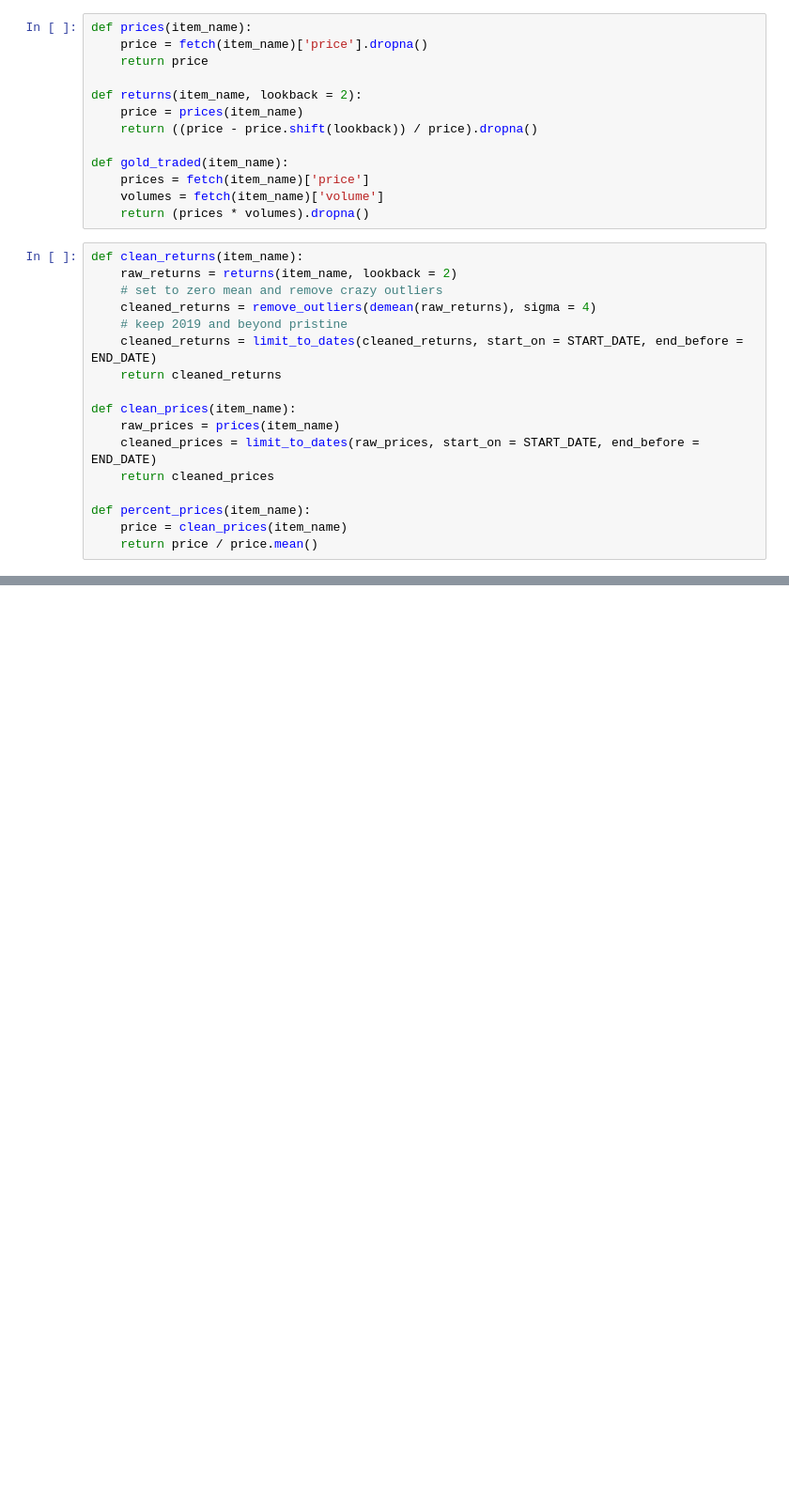
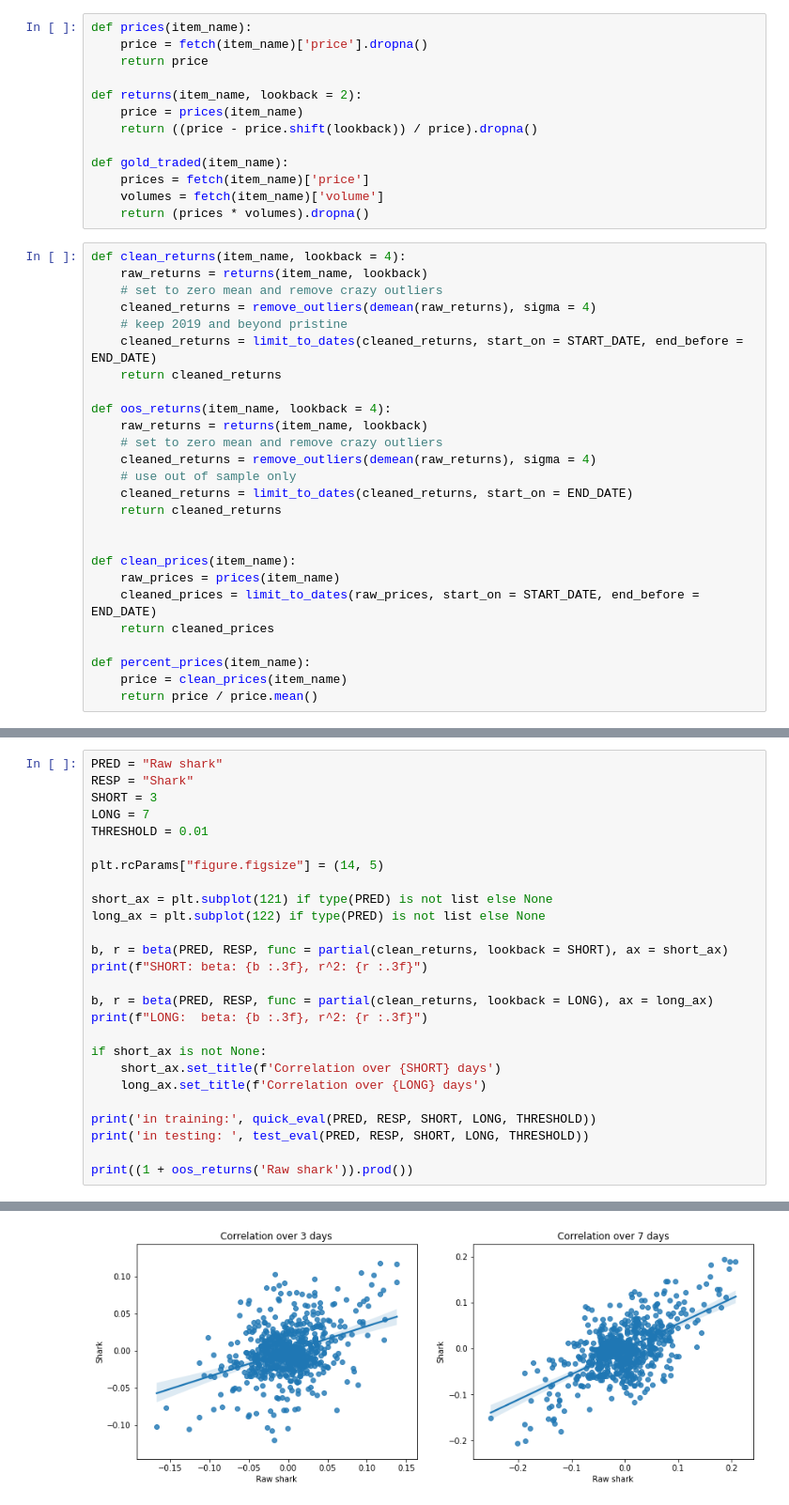
Before and after one commit to durumu/osrs-prediction, a Jupyter notebook: osrs.ipynb, the cells around one changed output, grey strips where cells are left out. Shown at 94% size. Cells and saved outputs as stored; diff of their text form; blank space fills up the shorter version.

```diff
--- a/osrs.ipynb
+++ b/osrs.ipynb
@@ -124,13 +125,22 @@ def gold_traded(item_name):
     volumes = fetch(item_name)['volume']
     return (prices * volumes).dropna()
 # %%
-def clean_returns(item_name):
-    raw_returns = returns(item_name, lookback = 2)
+def clean_returns(item_name, lookback = 4):
+    raw_returns = returns(item_name, lookback)
     # set to zero mean and remove crazy outliers
     cleaned_returns = remove_outliers(demean(raw_returns), sigma = 4)
     # keep 2019 and beyond pristine
     cleaned_returns = limit_to_dates(cleaned_returns, start_on = START_DATE, end_before = END_DATE)
     return cleaned_returns
+
+def oos_returns(item_name, lookback = 4):
+    raw_returns = returns(item_name, lookback)
+    # set to zero mean and remove crazy outliers
+    cleaned_returns = remove_outliers(demean(raw_returns), sigma = 4)
+    # use out of sample only
+    cleaned_returns = limit_to_dates(cleaned_returns, start_on = END_DATE)
+    return cleaned_returns
+
 
 def clean_prices(item_name):
     raw_prices = prices(item_name)
@@ -216,0 +308,27 @@ beta('Prayer potion(3)', 'Prayer potion(4)', func = func_to_plot, plot = True)
+# %%
+PRED = "Raw shark"
+RESP = "Shark"
+SHORT = 3
+LONG = 7
+THRESHOLD = 0.01
+
+plt.rcParams["figure.figsize"] = (14, 5)
+
+short_ax = plt.subplot(121) if type(PRED) is not list else None
+long_ax = plt.subplot(122) if type(PRED) is not list else None
+
+b, r = beta(PRED, RESP, func = partial(clean_returns, lookback = SHORT), ax = short_ax)
+print(f"SHORT: beta: {b :.3f}, r^2: {r :.3f}")
+
+b, r = beta(PRED, RESP, func = partial(clean_returns, lookback = LONG), ax = long_ax)
+print(f"LONG:  beta: {b :.3f}, r^2: {r :.3f}")
+
+if short_ax is not None:
+    short_ax.set_title(f'Correlation over {SHORT} days')
+    long_ax.set_title(f'Correlation over {LONG} days')
+
+print('in training:', quick_eval(PRED, RESP, SHORT, LONG, THRESHOLD))
+print('in testing: ', test_eval(PRED, RESP, SHORT, LONG, THRESHOLD))
+
+print((1 + oos_returns('Raw shark')).prod())
+# %% [output]
@@ -216,0 +364 @@ beta('Prayer potion(3)', 'Prayer potion(4)', func = func_to_plot, plot = True)
+[figure, added]
```
Also changed, not shown: parts of 15 cells of this notebook.
